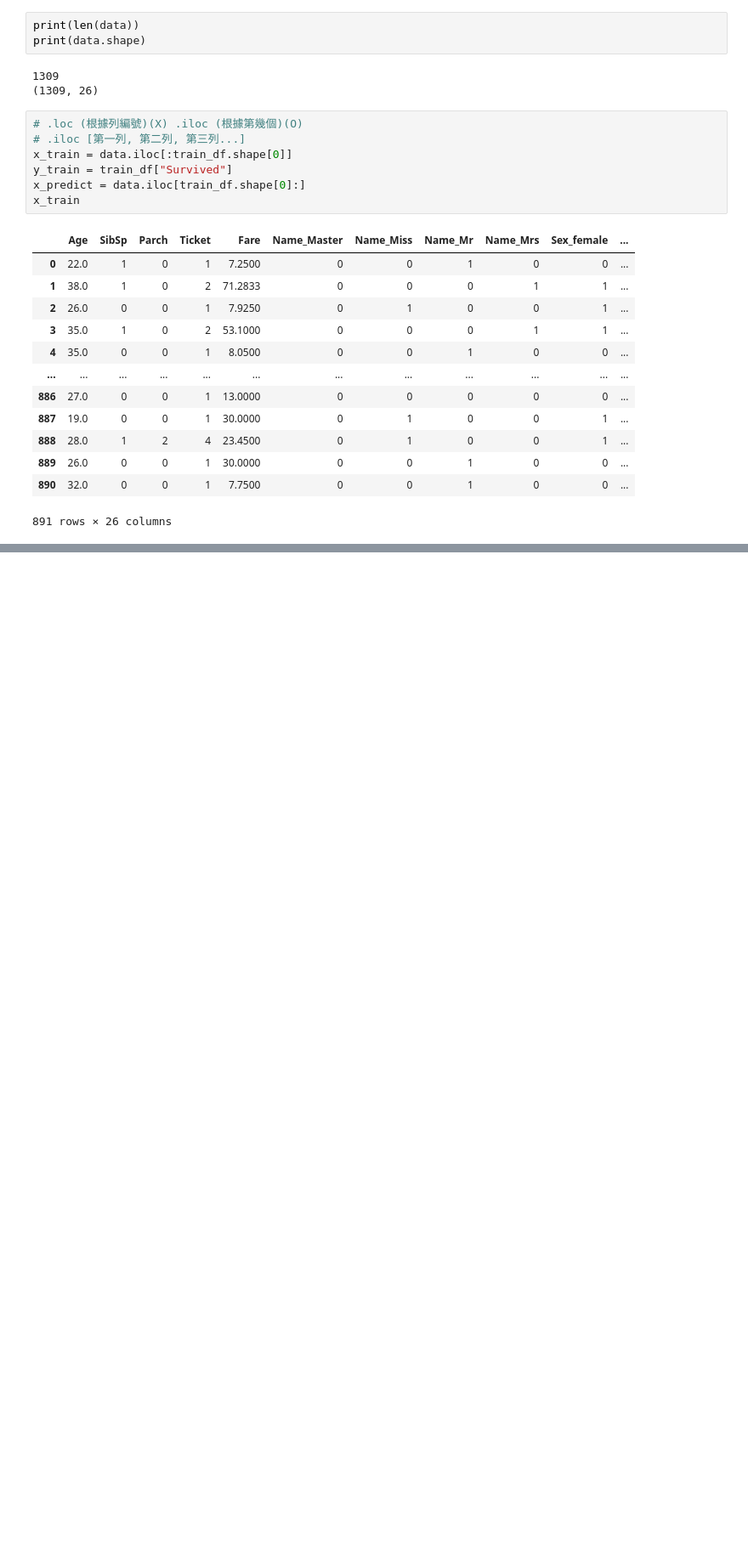
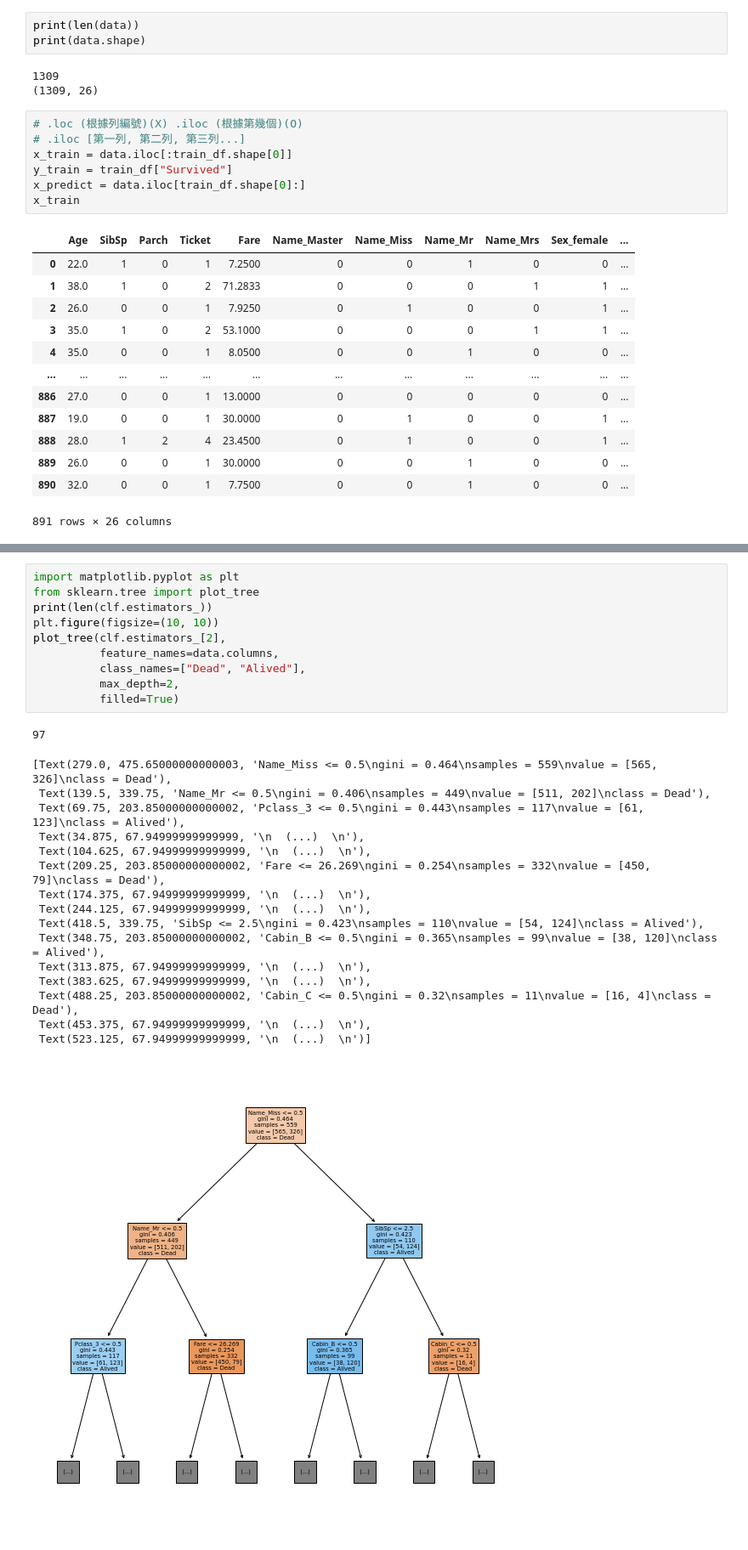
Before and after one commit to darklucifar/machineLearn_0602, a Jupyter notebook: titanic.ipynb, the cells around one changed output, grey strips where cells are left out. Shown at 85% size. Cells and saved outputs as stored; diff of their text form; blank space fills up the shorter version.

```diff
--- a/titanic.ipynb
+++ b/titanic.ipynb
@@ -213,3 +212,31 @@ df
 | 416 | 1308 | 0 |
 | 417 | 1309 | 1 |
 418 rows × 2 columns
+# %%
+import matplotlib.pyplot as plt
+from sklearn.tree import plot_tree
+print(len(clf.estimators_))
+plt.figure(figsize=(10, 10))
+plot_tree(clf.estimators_[2],
+          feature_names=data.columns,
+          class_names=["Dead", "Alived"],
+          max_depth=2,
+          filled=True)
+# %% [output]
+97
+[Text(279.0, 475.65000000000003, 'Name_Miss <= 0.5\ngini = 0.464\nsamples = 559\nvalue = [565, 326]\nclass = Dead'),
+ Text(139.5, 339.75, 'Name_Mr <= 0.5\ngini = 0.406\nsamples = 449\nvalue = [511, 202]\nclass = Dead'),
+ Text(69.75, 203.85000000000002, 'Pclass_3 <= 0.5\ngini = 0.443\nsamples = 117\nvalue = [61, 123]\nclass = Alived'),
+ Text(34.875, 67.94999999999999, '\n  (...)  \n'),
+ Text(104.625, 67.94999999999999, '\n  (...)  \n'),
+ Text(209.25, 203.85000000000002, 'Fare <= 26.269\ngini = 0.254\nsamples = 332\nvalue = [450, 79]\nclass = Dead'),
+ Text(174.375, 67.94999999999999, '\n  (...)  \n'),
+ Text(244.125, 67.94999999999999, '\n  (...)  \n'),
+ Text(418.5, 339.75, 'SibSp <= 2.5\ngini = 0.423\nsamples = 110\nvalue = [54, 124]\nclass = Alived'),
+ Text(348.75, 203.85000000000002, 'Cabin_B <= 0.5\ngini = 0.365\nsamples = 99\nvalue = [38, 120]\nclass = Alived'),
+ Text(313.875, 67.94999999999999, '\n  (...)  \n'),
+ Text(383.625, 67.94999999999999, '\n  (...)  \n'),
+ Text(488.25, 203.85000000000002, 'Cabin_C <= 0.5\ngini = 0.32\nsamples = 11\nvalue = [16, 4]\nclass = Dead'),
+ Text(453.375, 67.94999999999999, '\n  (...)  \n'),
+ Text(523.125, 67.94999999999999, '\n  (...)  \n')]
+[figure, added]
```
Also changed, not shown: parts of 9 cells of this notebook.
